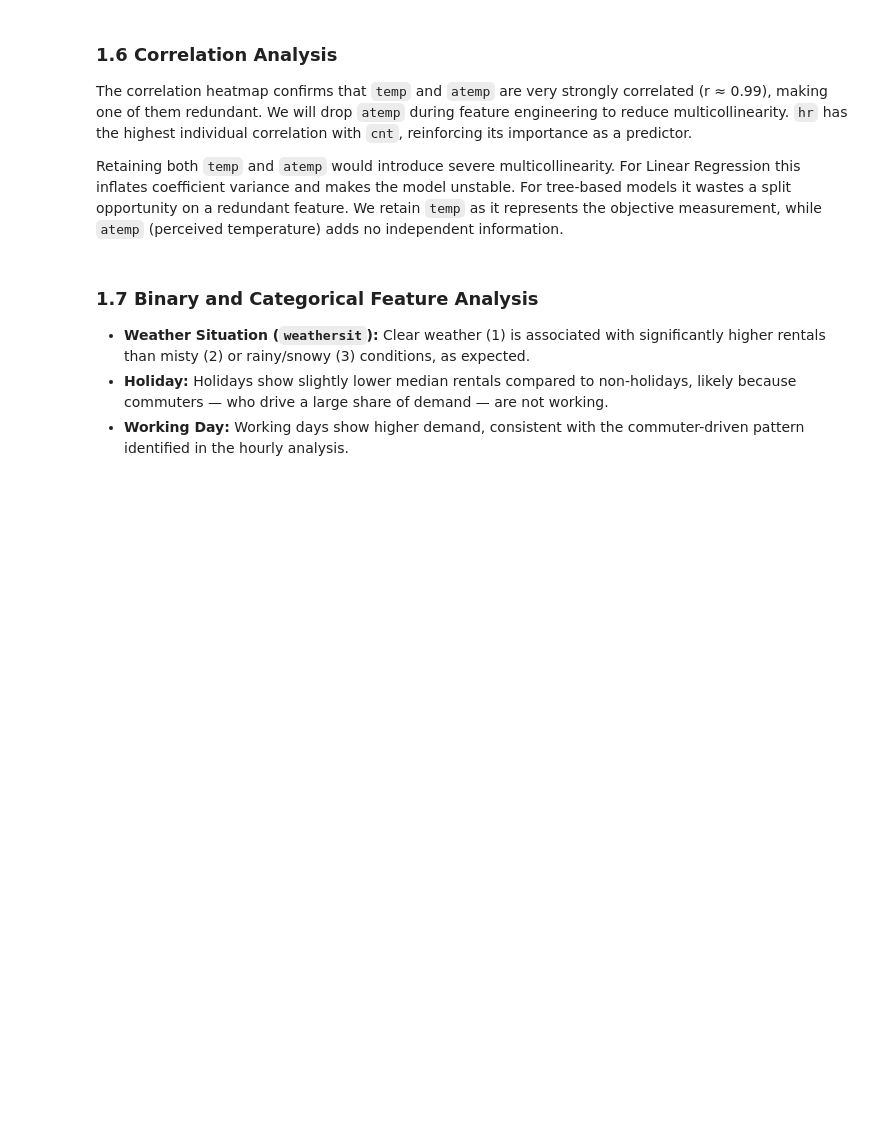
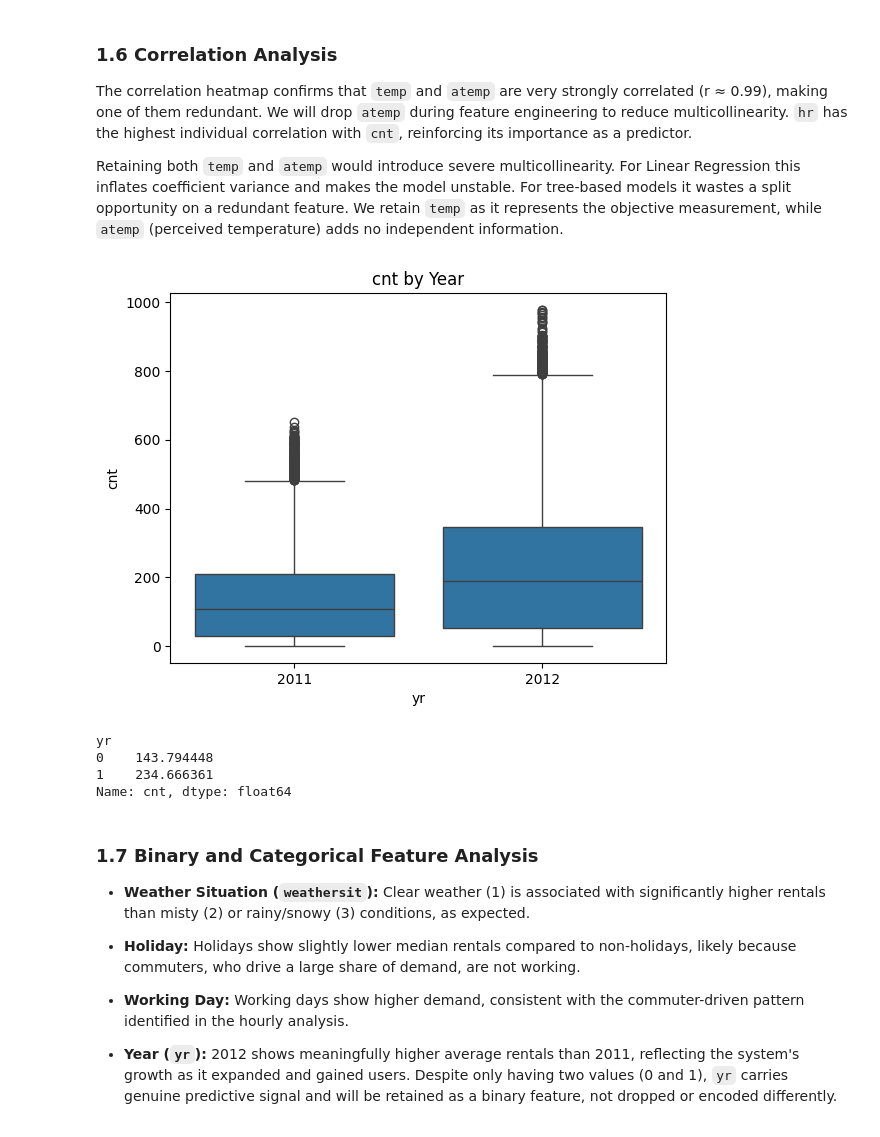
Before and after one commit to adakoieu2024-collab/ml-assignment2, a Jupyter notebook: assignment_2_Alesia_Dako.ipynb, the cells around one changed output. Cells and saved outputs as stored; diff of their text form; code cells hidden in the pictures; blank space fills up the shorter version.

```diff
--- a/assignment_2_Alesia_Dako.ipynb
+++ b/assignment_2_Alesia_Dako.ipynb
@@ -201,12 +194,28 @@ for col in ['weathersit', 'holiday', 'workingday']:
     sns.boxplot(x=df[col], y=df['cnt'])
     plt.title(f'cnt by {col}')
     plt.show()
+# %%
+# Year-over-year growth
+sns.boxplot(x=df['yr'], y=df['cnt'])
+plt.xticks([0, 1], ['2011', '2012'])
+plt.title('cnt by Year')
+plt.show()
+
+print(df.groupby('yr')['cnt'].mean())
+# %% [output]
+[figure, added]
+yr
+0    143.794448
+1    234.666361
+Name: cnt, dtype: float64
 # %% [markdown]
 ### 1.7 Binary and Categorical Feature Analysis
 
 - **Weather Situation (`weathersit`):** Clear weather (1) is associated with significantly higher rentals than misty (2) or rainy/snowy (3) conditions, as expected.
-- **Holiday:** Holidays show slightly lower median rentals compared to non-holidays, likely because commuters — who drive a large share of demand — are not working.
+
+- **Holiday:** Holidays show slightly lower median rentals compared to non-holidays, likely because commuters, who drive a large share of demand, are not working.
 - **Working Day:** Working days show higher demand, consistent with the commuter-driven pattern identified in the hourly analysis.
+- **Year (`yr`):** 2012 shows meaningfully higher average rentals than 2011, reflecting the system's growth as it expanded and gained users. Despite only having two values (0 and 1), `yr` carries genuine predictive signal and will be retained as a binary feature, not dropped or encoded differently.
 # %% [markdown]
 ### 1.8 EDA Summary
 
```
Also changed, not shown: parts of 4 cells of this notebook.
